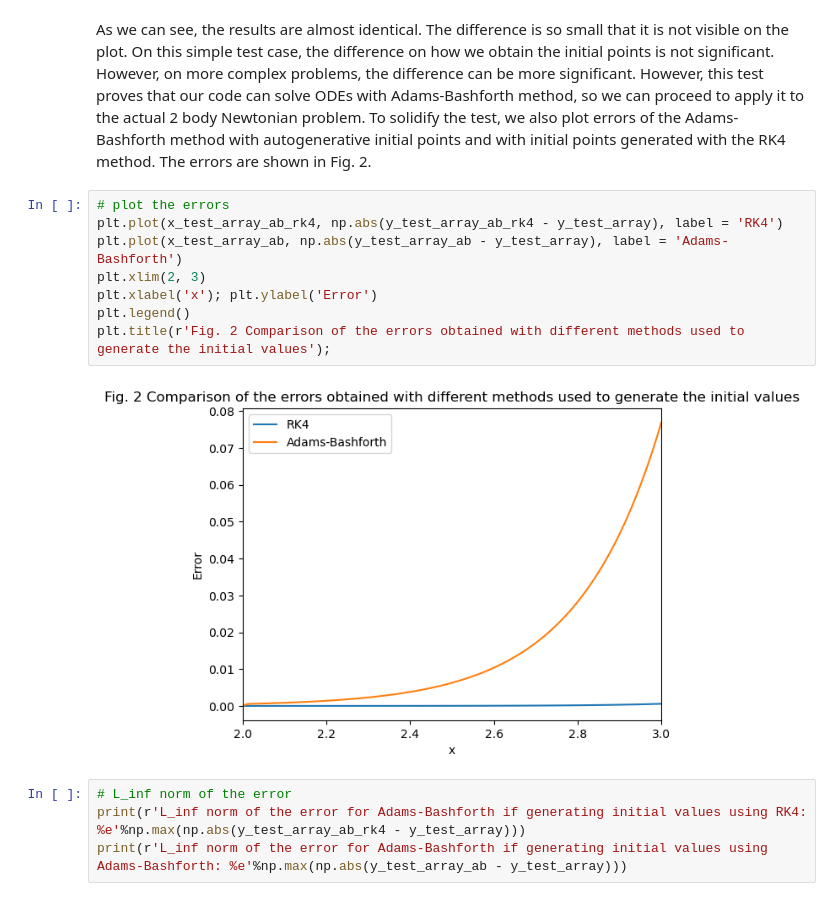
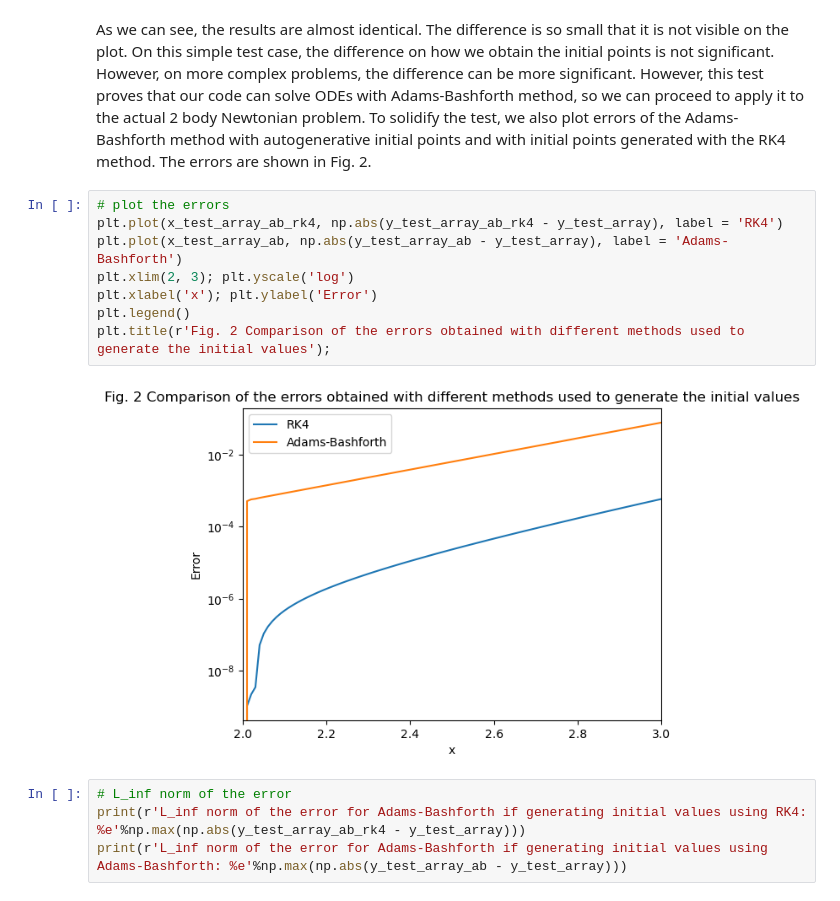
Before and after one commit to askoldvilkha/CompMethods_Astro23, a Jupyter notebook: HW4/hw4_VilkhaPaulBinu.ipynb, the cells around one changed output. Cells and saved outputs as stored; diff of their text form.

```diff
--- a/HW4/hw4_VilkhaPaulBinu.ipynb
+++ b/HW4/hw4_VilkhaPaulBinu.ipynb
@@ -495,13 +496,13 @@ As we can see, the results are almost identical. The difference is so small that
 # %%
 # plot the errors
 plt.plot(x_test_array_ab_rk4, np.abs(y_test_array_ab_rk4 - y_test_array), label = 'RK4')
 plt.plot(x_test_array_ab, np.abs(y_test_array_ab - y_test_array), label = 'Adams-Bashforth')
-plt.xlim(2, 3)
+plt.xlim(2, 3); plt.yscale('log')
 plt.xlabel('x'); plt.ylabel('Error')
 plt.legend()
 plt.title(r'Fig. 2 Comparison of the errors obtained with different methods used to generate the initial values');
 # %% [output]
-[figure, old version]
+[figure, new version]
 # %%
 # L_inf norm of the error
 print(r'L_inf norm of the error for Adams-Bashforth if generating initial values using RK4: %e'%np.max(np.abs(y_test_array_ab_rk4 - y_test_array)))
```
Also changed, not shown: parts of 30 cells of this notebook.
